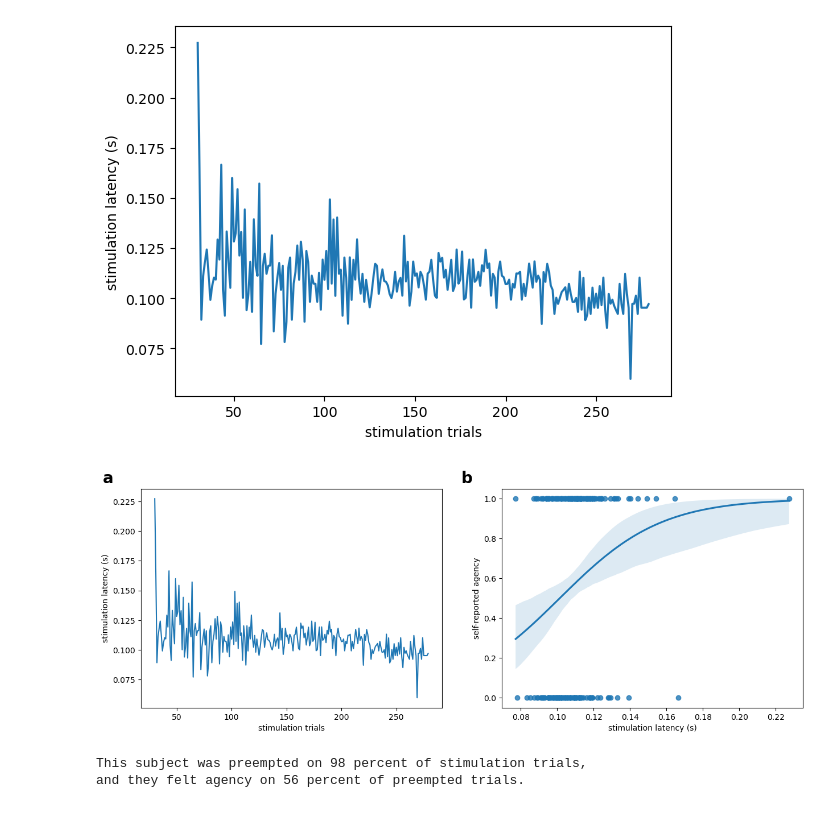
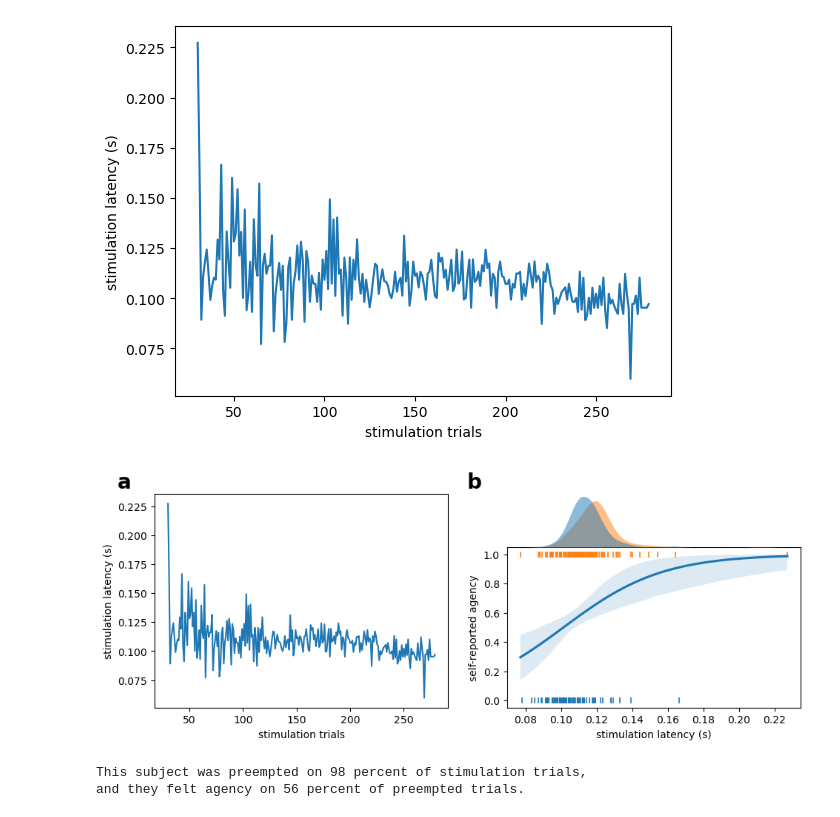
Before and after one commit to apex-lab/agency-analysis, a Jupyter notebook: behavioral.ipynb, the cells around one changed output. Drawn from its saved outputs; the diff is of its cells as text; code cells hidden in the pictures.

Commit message:
updates behavioral analysis with control, and updates Figure 2 to better show distributiopnal information

```diff
--- a/behavioral.ipynb
+++ b/behavioral.ipynb
@@ -241,36 +242,58 @@ plt.show()
 # %%
 import seaborn as sns
 
-fig, axs = plt.subplots(1, 2, figsize = (15, 5))
+
+fig = plt.figure(figsize = (15*.75, 5*.75))
+gs = gridspec.GridSpec(4, 4, wspace = .5, hspace = 0.)
+axs = []
+axs.append(fig.add_subplot(gs[:, :2, ]))
+axs.append(fig.add_subplot(gs[1:, 2:]))
+axs.append(fig.add_subplot(gs[0, 2:]))
 
 axs[0].plot(df[df.trial_type == 'stimulation'].latency)
 axs[0].set_xlabel('stimulation trials')
 axs[0].set_ylabel('stimulation latency (s)')
 
 stim_trials = df[df.pressed_first == 0]
+colors = np.array([sns.color_palette()[i] for i in range(2)])
 sns.regplot(
     x = 'latency', y = 'agency',
     data = stim_trials,
     logistic = True,
+    marker = '|',
+    scatter_kws = dict(
+        color = None,
+        c = colors[stim_trials.agency.to_numpy(int)]
+    ),
     ax = axs[1]
 )
 axs[1].set_xlabel('stimulation latency (s)')
 axs[1].set_ylabel('self-reported agency')
 
+sns.kdeplot(
+    data = stim_trials,
+    x = 'latency', hue = 'agency',
+    fill = True, common_norm = False,
+    alpha =.5, linewidth = 0,
+    ax = axs[2]
+)
+axs[2].get_legend().remove()
+axs[2].set_axis_off()
+
 # add panel labels
 fig.text(.08, .9, 'a', size = 20, weight = 'bold')
 fig.text(.5, .9, 'b', size = 20, weight = 'bold')
-plt.savefig('bopt.jpeg', dpi = 500)
+plt.savefig('bopt.jpeg', dpi = 1000)
 plt.show()
 
 n_stims = df[df.trial_type == 'stimulation'].shape[0]
 print('This subject was preempted on %d percent of stimulation trials,'%(
     stim_trials.shape[0]/n_stims * 100
 ))
 print('and they felt agency on %d percent of preempted trials.'%(
     stim_trials.agency.mean() * 100
 ))
 # %% [output]
-[figure, old version]
+[figure, new version]
 This subject was preempted on 98 percent of stimulation trials,
 and they felt agency on 56 percent of preempted trials.
```
Also changed, not shown: parts of 13 cells of this notebook.
